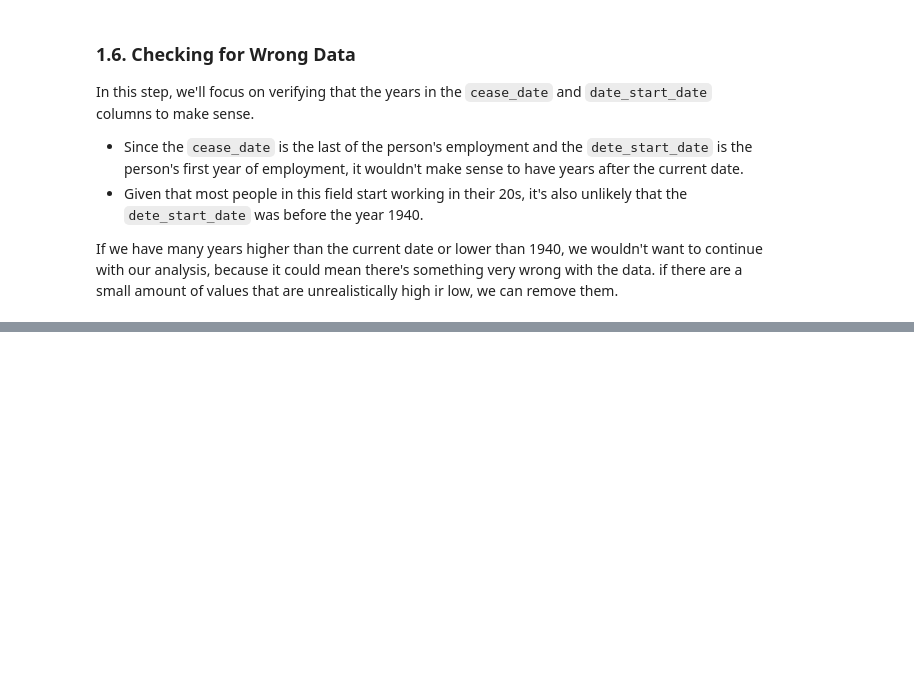
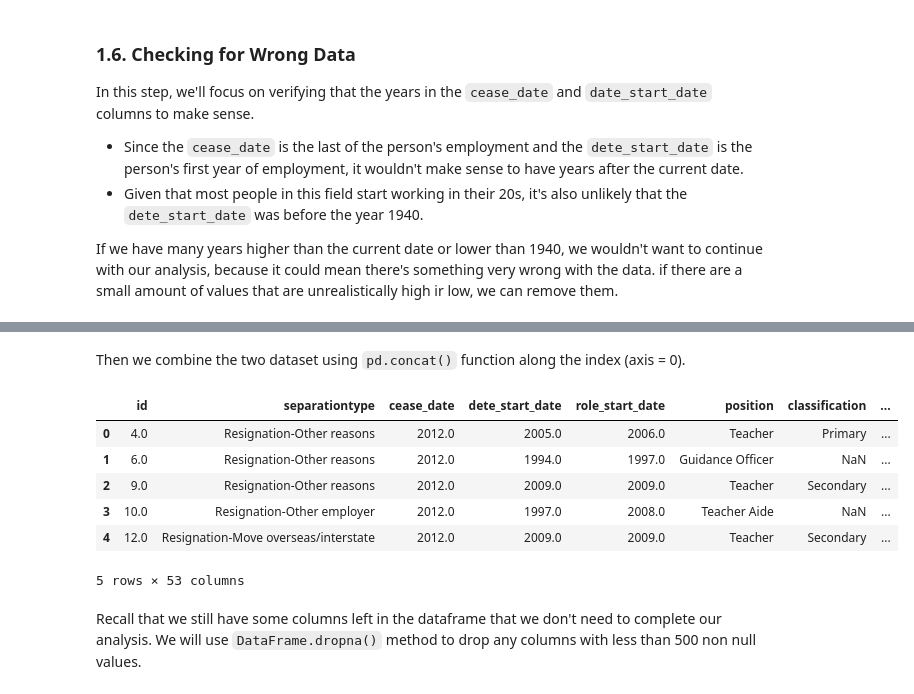
Before and after one commit to imanyahya/employee_exit_surveys, a Jupyter notebook: Employee Exit Surveys Analysis.ipynb, the cells around one changed output, grey strips where cells are left out. Saved outputs shown, nothing was run; the diff lists cells and outputs as text; code cells hidden in the pictures; blank space fills up the shorter version.

```diff
--- a/Employee Exit Surveys Analysis.ipynb
+++ b/Employee Exit Surveys Analysis.ipynb
@@ -258,0 +374,3 @@ If we have many years higher than the current date or lower than 1940, we wouldn
+# %%
+tafe_resignations['dissatisfied'] = (tafe_resignations[['Contributing Factors. Dissatisfaction', 'Contributing Factors. Job Dissatisfaction']].
+                                     any(axis=1, skipna=True))
@@ -258,0 +411,6 @@ If we have many years higher than the current date or lower than 1940, we wouldn
+# %%
+dete_resignations['dissatisfied'] = (dete_resignations[['job_dissatisfaction', 'dissatisfaction_with_the_department',
+                                                           'physical_work_environment', 'lack_of_recognition',
+                                                           'lack_of_job_security', 'employment_conditions',
+                                                           'employment_conditions', 'work_life_balance', 'workload']].
+                                       any(axis=1, skipna=True))
@@ -258,0 +428,20 @@ If we have many years higher than the current date or lower than 1940, we wouldn
+# %%
+dete_resignations['institute'] = 'DETE'
+tafe_resignations['institute'] = 'TAFE'
+# %% [markdown]
+Then we combine the two dataset using `pd.concat()` function along the index (axis = 0).
+# %%
+combined = pd.concat([dete_resignations, tafe_resignations],
+                    ignore_index=True)
+
+combined.head()
+# %% [output]
+|  | id | separationtype | cease_date | dete_start_date | role_start_date | position | classification | ... |
+| 0 | 4.0 | Resignation-Other reasons | 2012.0 | 2005.0 | 2006.0 | Teacher | Primary | ... |
+| 1 | 6.0 | Resignation-Other reasons | 2012.0 | 1994.0 | 1997.0 | Guidance Officer | NaN | ... |
+| 2 | 9.0 | Resignation-Other reasons | 2012.0 | 2009.0 | 2009.0 | Teacher | Secondary | ... |
+| 3 | 10.0 | Resignation-Other employer | 2012.0 | 1997.0 | 2008.0 | Teacher Aide | NaN | ... |
+| 4 | 12.0 | Resignation-Move overseas/interstate | 2012.0 | 2009.0 | 2009.0 | Teacher | Secondary | ... |
+5 rows × 53 columns
+# %% [markdown]
+Recall that we still have some columns left in the dataframe that we don't need to complete our analysis. We will use `DataFrame.dropna()` method to drop any columns with less than 500 non null values.
```
Also changed, not shown: parts of 33 cells of this notebook.
